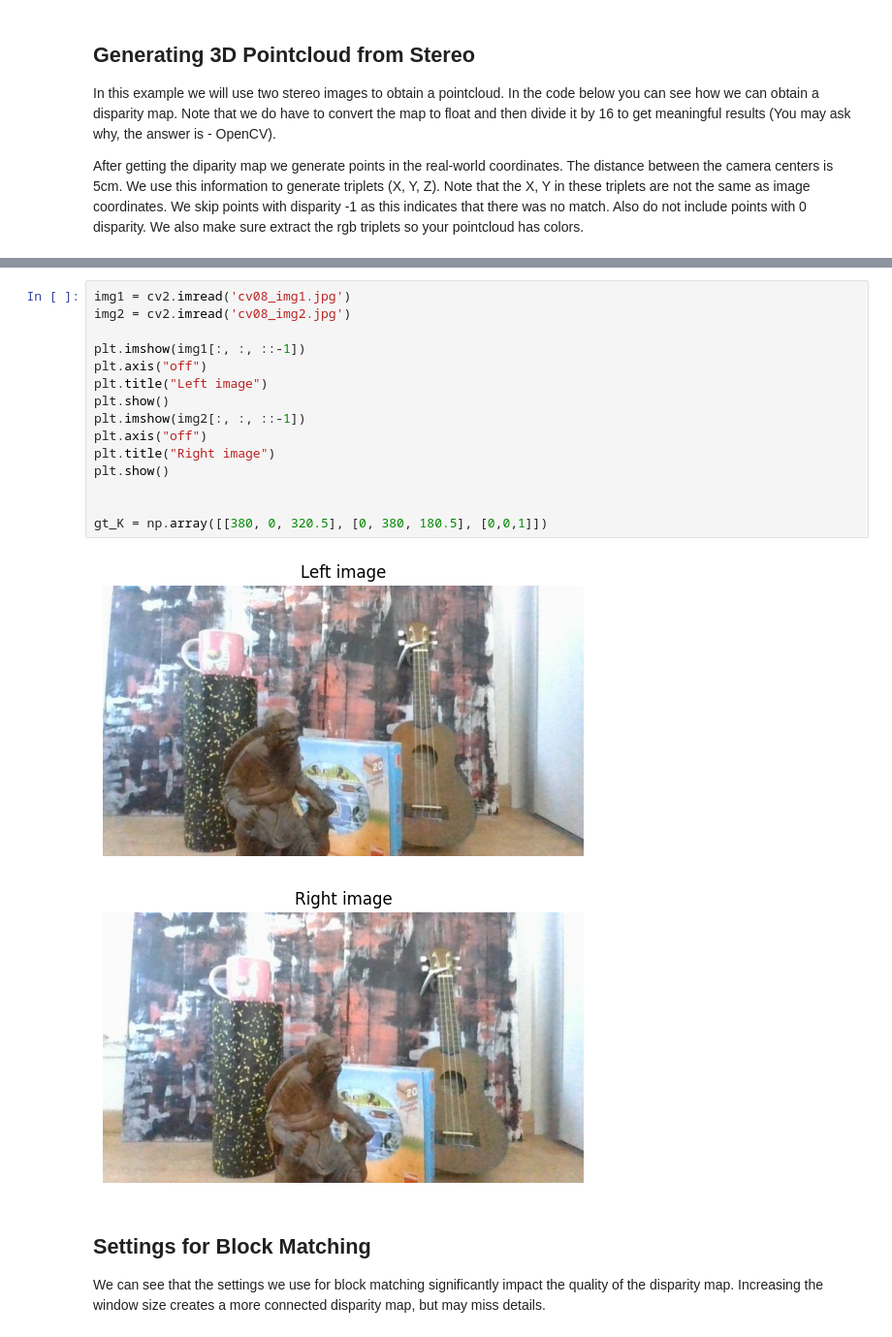
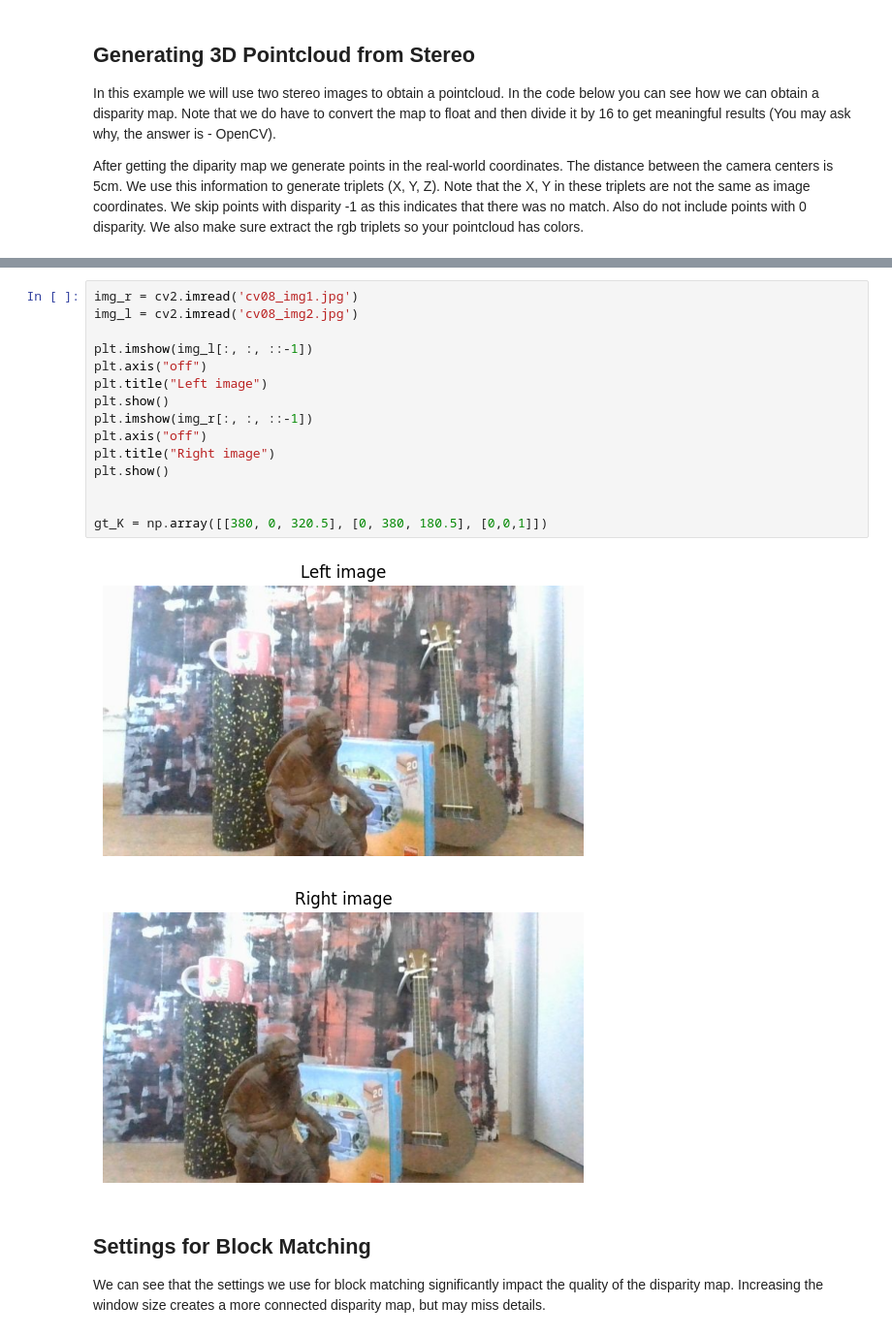
Before and after one commit to kocurvik/edu, a Jupyter notebook: THRISS/03_example_pointcloud_from_stereo.ipynb, the cells around one changed output, grey strips where cells are left out. Shown at 97% size. Saved outputs shown, nothing was run; the diff lists cells and outputs as text.

```diff
--- a/THRISS/03_example_pointcloud_from_stereo.ipynb
+++ b/THRISS/03_example_pointcloud_from_stereo.ipynb
@@ -113,21 +113,21 @@ cv08_img2.jpg       100%[===================>]  56.23K  --.-KB/s    in 0.01s
 # %%
-img1 = cv2.imread('cv08_img1.jpg')
-img2 = cv2.imread('cv08_img2.jpg')
+img_r = cv2.imread('cv08_img1.jpg')
+img_l = cv2.imread('cv08_img2.jpg')
 
-plt.imshow(img1[:, :, ::-1])
+plt.imshow(img_l[:, :, ::-1])
 plt.axis("off")
 plt.title("Left image")
 plt.show()
-plt.imshow(img2[:, :, ::-1])
+plt.imshow(img_r[:, :, ::-1])
 plt.axis("off")
 plt.title("Right image")
 plt.show()
 
 
 gt_K = np.array([[380, 0, 320.5], [0, 380, 180.5], [0,0,1]])
 # %% [output]
-[figure, old version]
+[figure, new version]
-[figure, old version]
+[figure, new version]
 # %% [markdown]
 ## Settings for Block Matching
 
```
Also changed, not shown: parts of 3 cells of this notebook.
